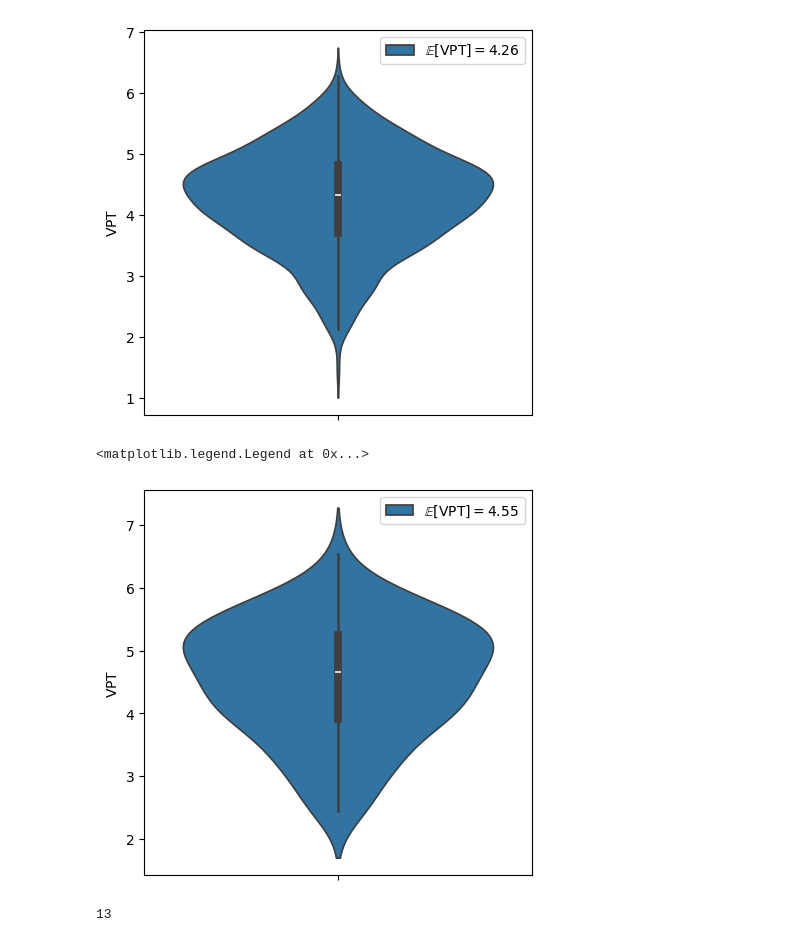
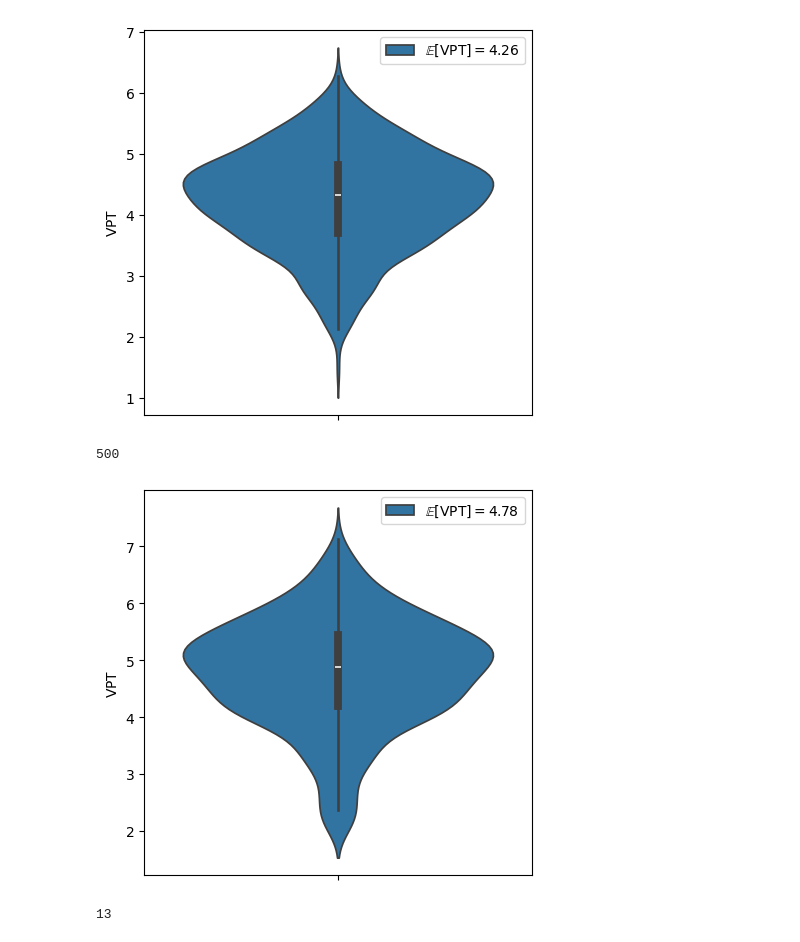
Before and after one commit to pinakm9/DeepRFM, a Jupyter notebook: notebooks/KS-200.ipynb, the cells around one changed output. Cells and saved outputs as stored; diff of their text form; code cells hidden in the pictures.

```diff
--- a/notebooks/KS-200.ipynb
+++ b/notebooks/KS-200.ipynb
@@ -254,16 +254,17 @@ plt.savefig('../data/plots/KS-200-D_r-15000.png', bbox_inches="tight", dpi=1200)
 # %% [output]
 [figure]
 # %%
-config, D_r, B = 'config_0', 14000, 3
-data = pd.read_csv(f'{folder}/{config}/LocalDeepRFM_8_1/D_r-{D_r}_B-{B}/batch_data.csv')[:400]
+config, D_r, B = 'config_0', 14000, 2
+data = pd.read_csv(f'{folder}/{config}/LocalDeepRFM_8_1/D_r-{D_r}_B-{B}/batch_data.csv')[:500]
 fig = plt.figure(figsize=(5, 5))
 ax = fig.add_subplot(111)
 sns.violinplot(data['tau_f_nmse'], ax=ax, label = r'$\mathbb{E}[{\rm VPT}]=$' + f"{data['tau_f_nmse'].mean():.2f}")
 ax.set_ylabel(r'${\rm VPT}$')
 ax.legend()
+len(data)
 # %% [output]
-<matplotlib.legend.Legend at 0x...>
+500
-[figure, old version]
+[figure, new version]
 # %%
 int(np.log2(15000))
 # %% [output]
```
Also changed, not shown: 3 other files.
